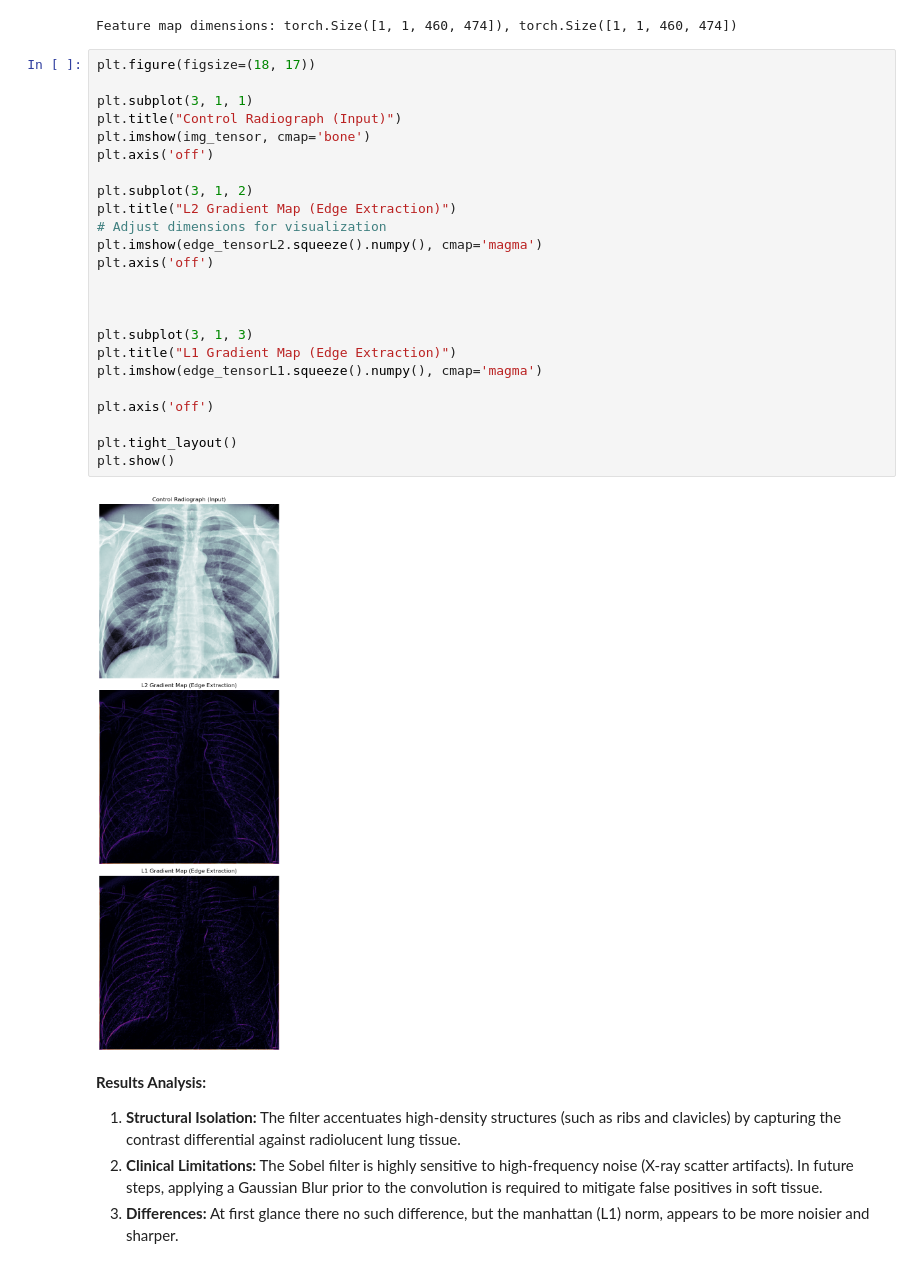
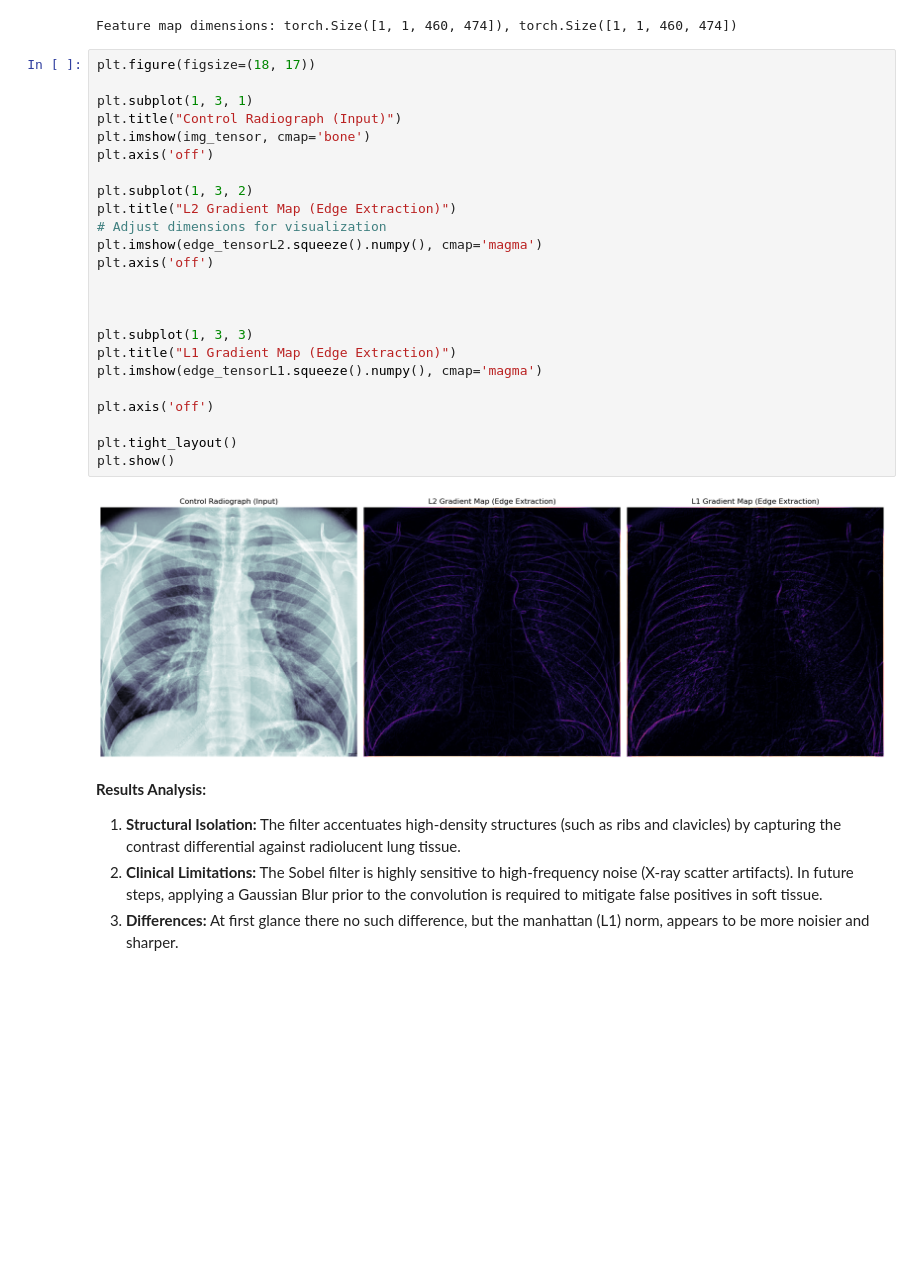
Before and after one commit to RoshTzsche/biomedical_showcase, a Jupyter notebook: notebooks/sobel_xray.ipynb, the cells around one changed output. Saved outputs shown, nothing was run; the diff lists cells and outputs as text; blank space fills up the shorter version.

```diff
--- a/notebooks/sobel_xray.ipynb
+++ b/notebooks/sobel_xray.ipynb
@@ -37,29 +37,29 @@ Feature map dimensions: torch.Size([1, 1, 460, 474]), torch.Size([1, 1, 460, 474
 # %%
 plt.figure(figsize=(18, 17))
 
-plt.subplot(3, 1, 1)
+plt.subplot(1, 3, 1)
 plt.title("Control Radiograph (Input)")
 plt.imshow(img_tensor, cmap='bone')
 plt.axis('off')
 
-plt.subplot(3, 1, 2)
+plt.subplot(1, 3, 2)
 plt.title("L2 Gradient Map (Edge Extraction)")
 # Adjust dimensions for visualization
 plt.imshow(edge_tensorL2.squeeze().numpy(), cmap='magma')
 plt.axis('off')
 
 
 
-plt.subplot(3, 1, 3)
+plt.subplot(1, 3, 3)
 plt.title("L1 Gradient Map (Edge Extraction)")
 plt.imshow(edge_tensorL1.squeeze().numpy(), cmap='magma')
 
 plt.axis('off')
 
 plt.tight_layout()
 plt.show()
 # %% [output]
-[figure, old version]
+[figure, new version]
 # %% [markdown]
 **Results Analysis:**
 1. **Structural Isolation:** The filter accentuates high-density structures (such as ribs and clavicles) by capturing the contrast differential against radiolucent lung tissue.
```
Also changed, not shown: parts of 1 cell of this notebook, 3 other files.
